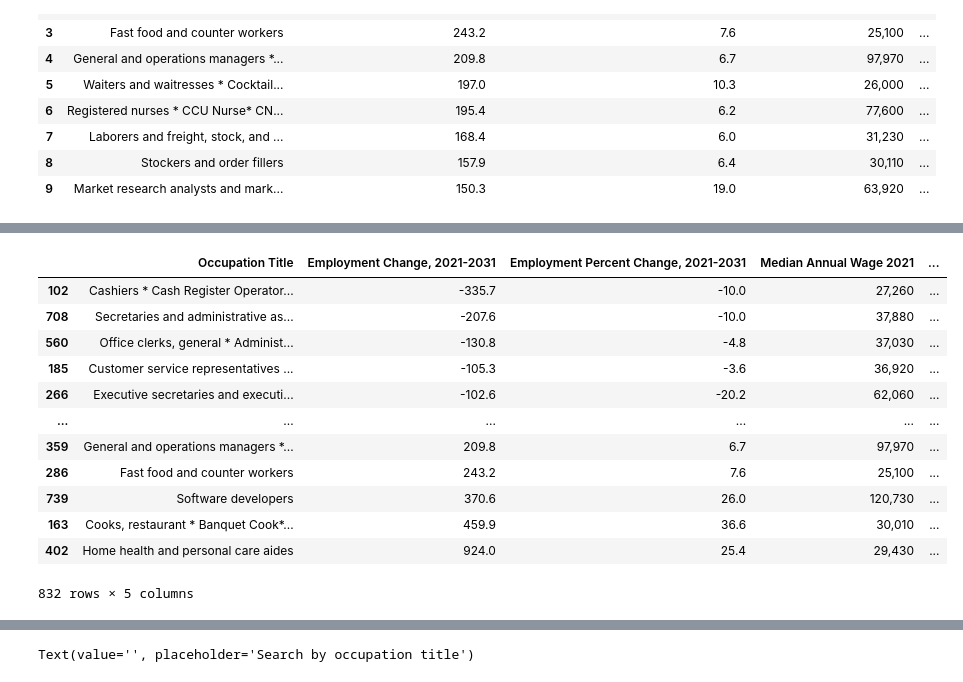
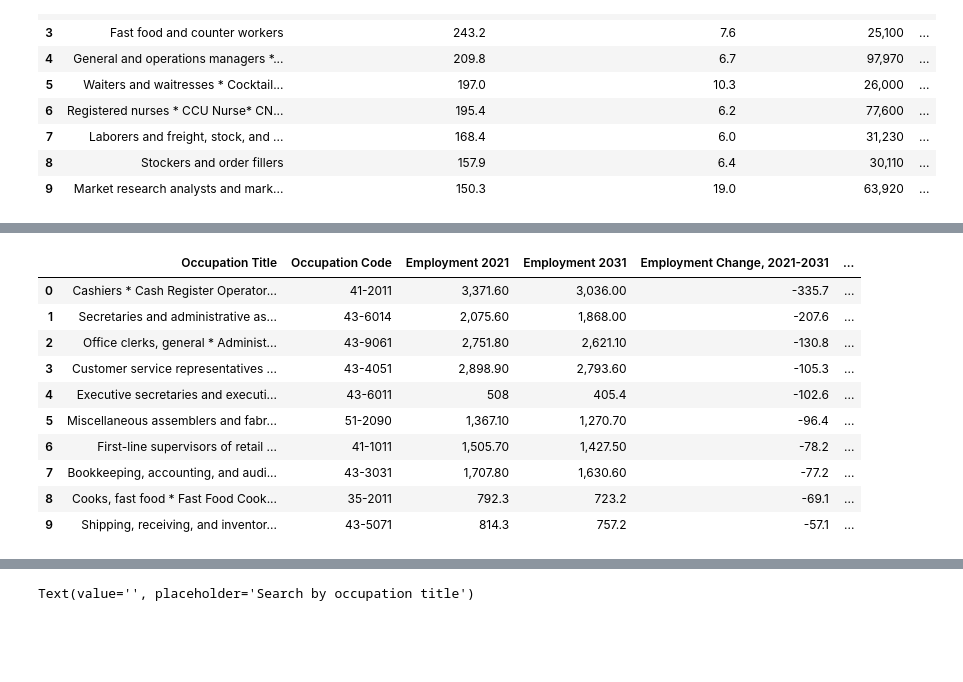
Before and after one commit to aumekubo2/SHAAL, a Jupyter notebook: Andreia/Project1_AU/Untitled.ipynb, the cells around one changed output, grey strips where cells are left out. Cells and saved outputs as stored; diff of their text form; code cells hidden in the pictures; blank space fills up the shorter version.

```diff
--- a/Andreia/Project1_AU/Untitled.ipynb
+++ b/Andreia/Project1_AU/Untitled.ipynb
@@ -357,22 +306,19 @@ with open("tables.html", "w") as file:
 # %%
 #sort values ascending
 top_jobs_df=new_proj_df.sort_values(['Employment Change, 2021-2031'], ascending=True)
 top_jobs_df.reset_index(drop=True).head(10)
-top_jobs_df
 # %% [output]
-|  | Occupation Title | Employment Change, 2021-2031 | Employment Percent Change, 2021-2031 | Median Annual Wage 2021 | ... |
-| 102 | Cashiers * Cash Register Operator... | -335.7 | -10.0 | 27,260 | ... |
-| 708 | Secretaries and administrative as... | -207.6 | -10.0 | 37,880 | ... |
-| 560 | Office clerks, general * Administ... | -130.8 | -4.8 | 37,030 | ... |
-| 185 | Customer service representatives ... | -105.3 | -3.6 | 36,920 | ... |
-| 266 | Executive secretaries and executi... | -102.6 | -20.2 | 62,060 | ... |
-| ... | ... | ... | ... | ... | ... |
-| 359 | General and operations managers *... | 209.8 | 6.7 | 97,970 | ... |
-| 286 | Fast food and counter workers | 243.2 | 7.6 | 25,100 | ... |
-| 739 | Software developers | 370.6 | 26.0 | 120,730 | ... |
-| 163 | Cooks, restaurant * Banquet Cook*... | 459.9 | 36.6 | 30,010 | ... |
-| 402 | Home health and personal care aides | 924.0 | 25.4 | 29,430 | ... |
+|  | Occupation Title | Occupation Code | Employment 2021 | Employment 2031 | Employment Change, 2021-2031 | ... |
+| 0 | Cashiers * Cash Register Operator... | 41-2011 | 3,371.60 | 3,036.00 | -335.7 | ... |
+| 1 | Secretaries and administrative as... | 43-6014 | 2,075.60 | 1,868.00 | -207.6 | ... |
+| 2 | Office clerks, general * Administ... | 43-9061 | 2,751.80 | 2,621.10 | -130.8 | ... |
+| 3 | Customer service representatives ... | 43-4051 | 2,898.90 | 2,793.60 | -105.3 | ... |
+| 4 | Executive secretaries and executi... | 43-6011 | 508 | 405.4 | -102.6 | ... |
+| 5 | Miscellaneous assemblers and fabr... | 51-2090 | 1,367.10 | 1,270.70 | -96.4 | ... |
+| 6 | First-line supervisors of retail ... | 41-1011 | 1,505.70 | 1,427.50 | -78.2 | ... |
+| 7 | Bookkeeping, accounting, and audi... | 43-3031 | 1,707.80 | 1,630.60 | -77.2 | ... |
+| 8 | Cooks, fast food * Fast Food Cook... | 35-2011 | 792.3 | 723.2 | -69.1 | ... |
+| 9 | Shipping, receiving, and inventor... | 43-5071 | 814.3 | 757.2 | -57.1 | ... |
-832 rows × 5 columns
 # %%
 #sort values ascending
 top_jobs_df=new_proj_df.sort_values(['Employment Change, 2021-2031'], ascending=True)
```
Also changed, not shown: parts of 23 cells of this notebook, 15 other files.
